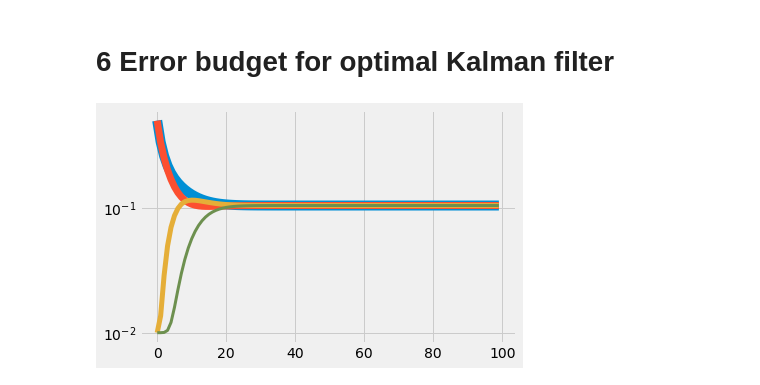
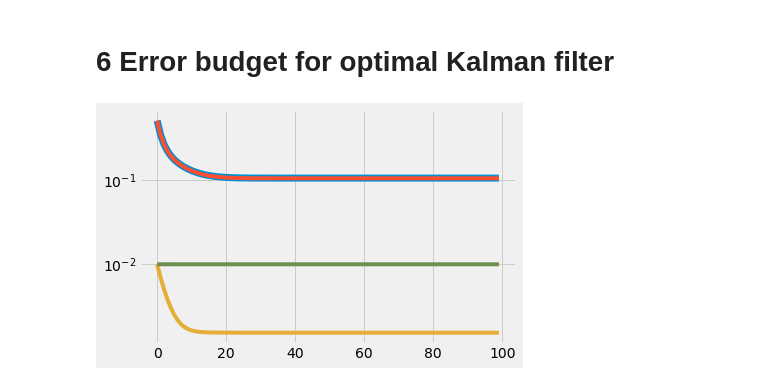
Before and after one commit to fonstelien/TEK4050, a Jupyter notebook: project/project.ipynb, the cells around one changed output. Drawn from its saved outputs; the diff is of its cells as text; code cells hidden in the pictures.

```diff
--- a/project/project.ipynb
+++ b/project/project.ipynb
@@ -292,8 +272,45 @@ err_tot_control = sqrt(1/3*(err_pos**2 + err_vel**2 + err_cur**2))
+# %%
+def error_variance(Fi, Ga, P0, H, R, n):
+
+    # Model order
+    p, _ = Fi.shape
+    I = np.eye(p)
+
+    # Covariance matrice estimates
+    P_bar = np.zeros((n,p,p))  # a-priori
+    P_bar[0,...] = P0
+    P_hat = np.zeros((n-1,p,p))  # a-posteriori
+
+    for k in range(n-1):
+        # Compute Kalman gain
+        Kk = P_bar[k,...]@H.T@inv(H@P_bar[k,...]@H.T + R)
+
+        # Update a-posteriori estimate
+        P_hat[k,...] = (I - Kk@H)@P_bar[k,...]@(I - Kk@H).T + Kk@R@Kk.T
+
+        # Update a-priori estimate
+        P_bar[k+1,...] = Fi@P_hat[k,...]@Fi.T + Ga@Ga.T
+
+    # Extract diagonals
+    p_hat = np.array([P_hat[:,i,i] for i in range(p)])
+
+    return p_hat
+# %%
+# Measurement update interval
+mi = 100
+nm = 101
+
+# Kalman filter model matrices
+FiK, _, GaK = c2d_stochastic(F, L, G, Q, dt*mi)
+variances = error_variance(FiK, GaK, P0, H, R, nm)
+# %%
+std_tot = norm(variances, axis=0)
+std_pos, std_vel, std_cur = variances
 # %%
-plt.plot(tm, err_tot, lw=10)
-plt.plot(tm, err_pos, lw=7)
-plt.plot(tm, err_vel, lw=5)
-plt.plot(tm, err_cur, lw=3)
+plt.plot(std_tot, lw=7)
+plt.plot(std_pos)
+plt.plot(std_vel)
+plt.plot(std_cur)
 plt.yscale('log')
 # %% [output]
-[figure, old version]
+[figure, new version]
```
Also changed, not shown: parts of 14 cells of this notebook.
